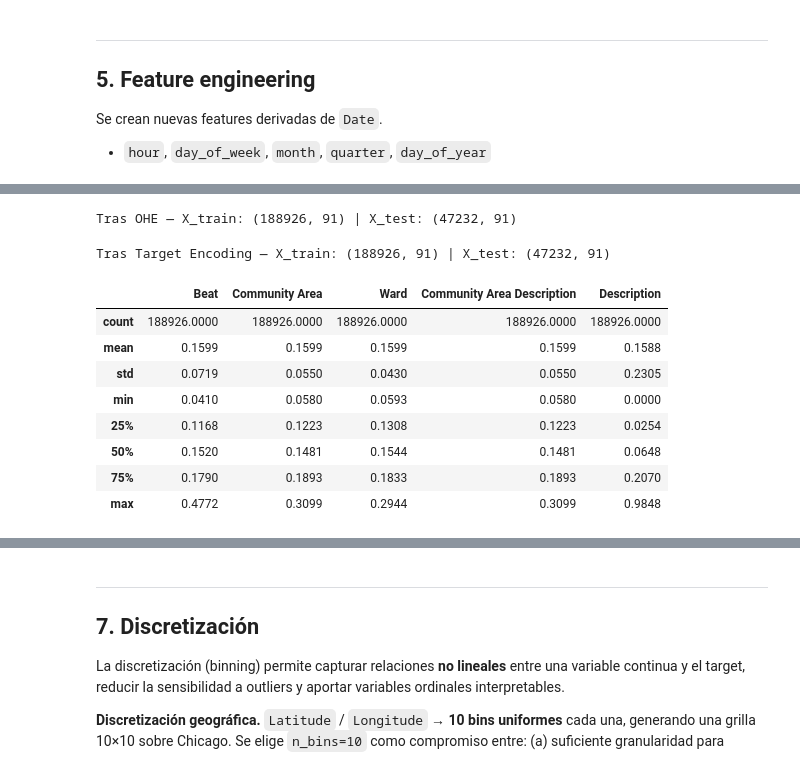
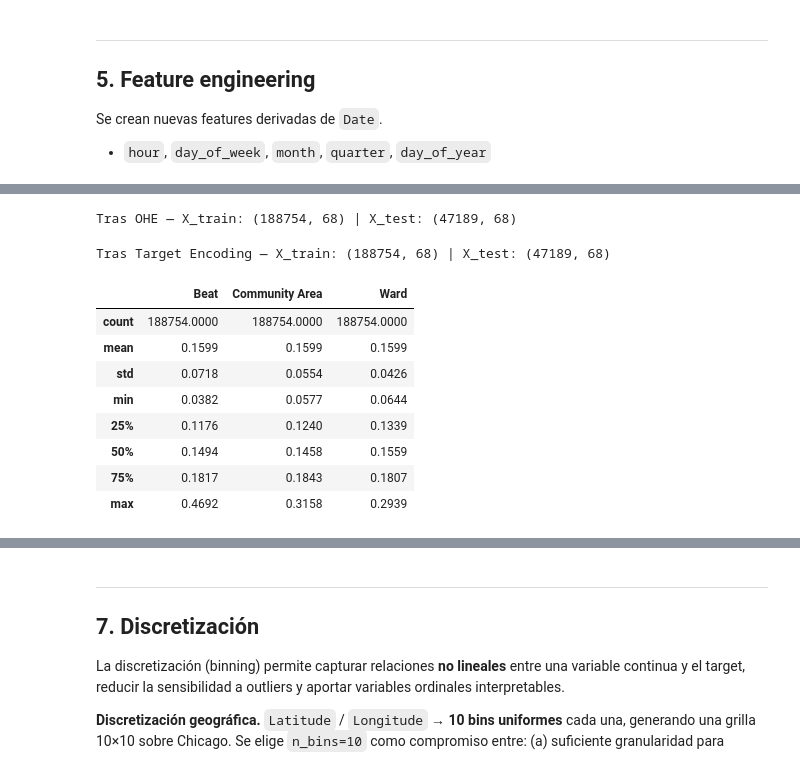
Before and after one commit to francomor/ceia-analisis-de-datos-tp-final, a Jupyter notebook: 2.tp_final_parte2_fran.ipynb, the cells around one changed output, grey strips where cells are left out. Drawn from its saved outputs; the diff is of its cells as text; code cells hidden in the pictures.

```diff
--- a/2.tp_final_parte2_fran.ipynb
+++ b/2.tp_final_parte2_fran.ipynb
@@ -144,8 +150,7 @@ df_clean.head()
 # 2. Fuerza tipo string
 # 3. Eliminar espacios al principio y fin
 # 4. Pasa todo a mayusculas
-for col in ['Primary Type', 'Description', 'Location Description', 'FBI Code',
-            'Community Area Description']:
+for col in ['Primary Type', 'FBI Code']:
     if col in df_clean.columns:
         df_clean[col] = df_clean[col].where(df_clean[col].notna(), np.nan)
         mask = df_clean[col].notna()
@@ -274,18 +276,13 @@ missing_pct[missing_pct > 0].round(3).to_frame('% faltante')
 # %%
 num_coords = ['Latitude', 'Longitude']
-cat_text   = ['Location Description']
 
 imp_median = SimpleImputer(strategy='median')
-imp_unk    = SimpleImputer(strategy='constant', fill_value='UNKNOWN')
 
 X_train[num_coords] = imp_median.fit_transform(X_train[num_coords])
 X_test[num_coords]  = imp_median.transform(X_test[num_coords])
 
-X_train[cat_text] = imp_unk.fit_transform(X_train[cat_text])
-X_test[cat_text]  = imp_unk.transform(X_test[cat_text])
-
-assert X_train[num_coords + cat_text].isna().sum().sum() == 0
-assert X_test[num_coords + cat_text].isna().sum().sum() == 0
+assert X_train[num_coords].isna().sum().sum() == 0
+assert X_test[num_coords].isna().sum().sum() == 0
 print('Imputación completada. Faltantes restantes (por columna):')
 print(X_train.isna().sum()[X_train.isna().sum() > 0])
 # %% [output]
@@ -353,9 +346,11 @@ Estrategia por cardinalidad:
 X_train['Domestic'] = X_train['Domestic'].astype(int)
 X_test['Domestic']  = X_test['Domestic'].astype(int)
 
-# Reducir cardinalidad de Location Description a top-20 + OTHER
-top_loc = X_train['Location Description'].value_counts().head(20).index
-X_train['Location Description'] = X_train['Location Description'].where(
-    X_train['Location Description'].isin(top_loc), 'OTHER')
-X_test['Location Description'] = X_test['Location Description'].where(
-    X_test['Location Description'].isin(top_loc), 'OTHER')
+# Check de cardinalidad — valida la asignación de técnica de codificación.
+cat_cols = ['Primary Type', 'FBI Code', 'Beat', 'Community Area', 'Ward']
+card = pd.Series(
+    {c: X_train[c].nunique(dropna=False) for c in cat_cols},
+    name='cardinalidad'
+).sort_values()
+print('Cardinalidad de variables categóricas (en train):')
+print(card)
@@ -362,41 +365,30 @@ X_test['Location Description'] = X_test['Location Description'].where(
 # %%
 # One-Hot Encoding de baja cardinalidad
-cat_ohe = ['Primary Type', 'FBI Code', 'Location Description']
+cat_ohe = ['Primary Type', 'FBI Code']
 ohe = OneHotEncoder(cols=cat_ohe, use_cat_names=True, handle_unknown='value', handle_missing='value')
 X_train = ohe.fit_transform(X_train)
 X_test  = ohe.transform(X_test)
 
 print(f'Tras OHE — X_train: {X_train.shape} | X_test: {X_test.shape}')
 # %% [output]
-Tras OHE — X_train: (188926, 91) | X_test: (47232, 91)
+Tras OHE — X_train: (188754, 68) | X_test: (47189, 68)
 # %%
 # Target Encoding de alta cardinalidad (fit con y_train).
-#
-# Parámetro 'smoothing': controla el shrinkage bayesiano hacia la media global y_train.mean().
-# Para cada categoría c con n_c observaciones:
-#     enc(c) = (n_c * rate(c) + smoothing * prior) / (n_c + smoothing)
-# - smoothing bajo (→ 0) confía 100% en la tasa empírica de la categoría → riesgo de sobreajuste
-#   en categorías con pocas observaciones.
-# - smoothing alto (→ ∞) colapsa todas las categorías al prior → pierde señal.
-# Con ~150k filas de train y cardinalidades de 'Beat'/'Community Area' del orden de cientos,
-# el número medio de observaciones por categoría es decenas/cientos. smoothing=10 asegura que
-# categorías con <10 observaciones (las más propensas a ruido) se "pesen" más hacia el prior
-# mientras que las categorías numerosas preservan su tasa empírica.
-cat_te = ['Beat', 'Community Area', 'Ward', 'Community Area Description', 'Description']
+cat_te = ['Beat', 'Community Area', 'Ward']
 te = TargetEncoder(cols=cat_te, smoothing=10.0)
 X_train = te.fit_transform(X_train, y_train)
 X_test  = te.transform(X_test)
 
 print(f'Tras Target Encoding — X_train: {X_train.shape} | X_test: {X_test.shape}')
 X_train[cat_te].describe().round(4)
 # %% [output]
-Tras Target Encoding — X_train: (188926, 91) | X_test: (47232, 91)
+Tras Target Encoding — X_train: (188754, 68) | X_test: (47189, 68)
-|  | Beat | Community Area | Ward | Community Area Description | Description |
-| count | 188926.0000 | 188926.0000 | 188926.0000 | 188926.0000 | 188926.0000 |
-| mean | 0.1599 | 0.1599 | 0.1599 | 0.1599 | 0.1588 |
-| std | 0.0719 | 0.0550 | 0.0430 | 0.0550 | 0.2305 |
-| min | 0.0410 | 0.0580 | 0.0593 | 0.0580 | 0.0000 |
-| 25% | 0.1168 | 0.1223 | 0.1308 | 0.1223 | 0.0254 |
-| 50% | 0.1520 | 0.1481 | 0.1544 | 0.1481 | 0.0648 |
-| 75% | 0.1790 | 0.1893 | 0.1833 | 0.1893 | 0.2070 |
-| max | 0.4772 | 0.3099 | 0.2944 | 0.3099 | 0.9848 |
+|  | Beat | Community Area | Ward |
+| count | 188754.0000 | 188754.0000 | 188754.0000 |
+| mean | 0.1599 | 0.1599 | 0.1599 |
+| std | 0.0718 | 0.0554 | 0.0426 |
+| min | 0.0382 | 0.0577 | 0.0644 |
+| 25% | 0.1176 | 0.1240 | 0.1339 |
+| 50% | 0.1494 | 0.1458 | 0.1559 |
+| 75% | 0.1817 | 0.1843 | 0.1807 |
+| max | 0.4692 | 0.3158 | 0.2939 |
```
Also changed, not shown: parts of 24 cells of this notebook.
